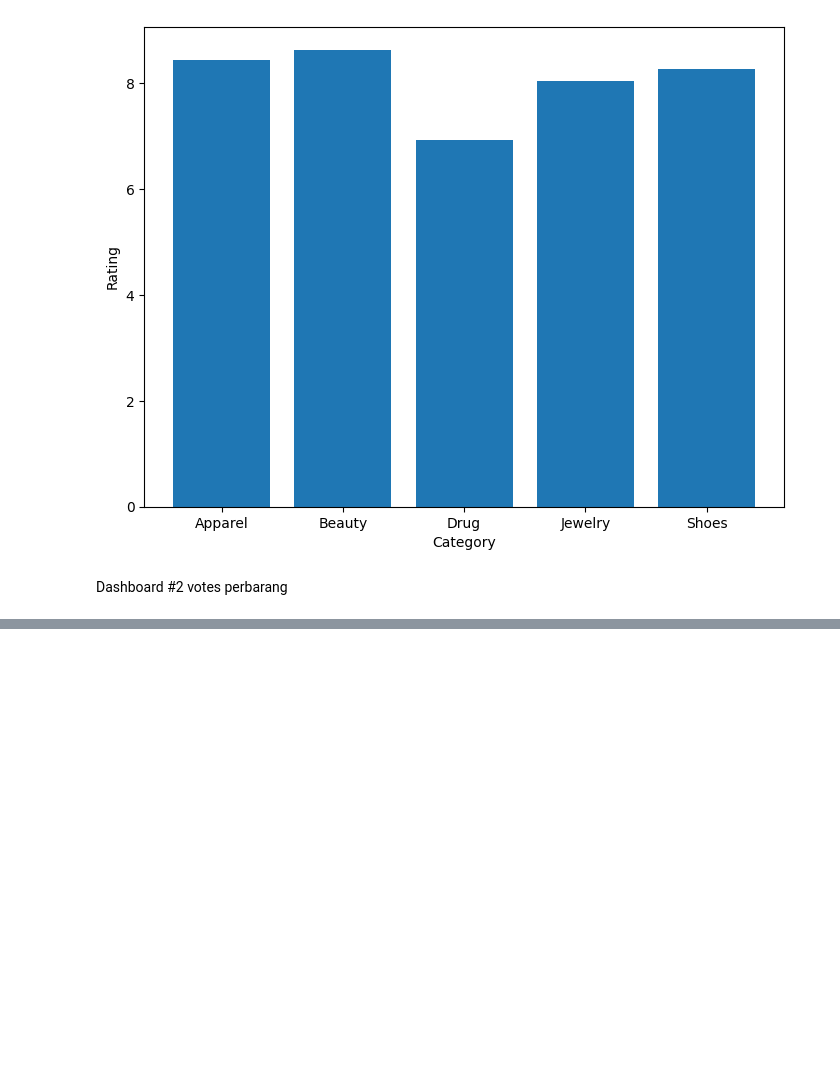
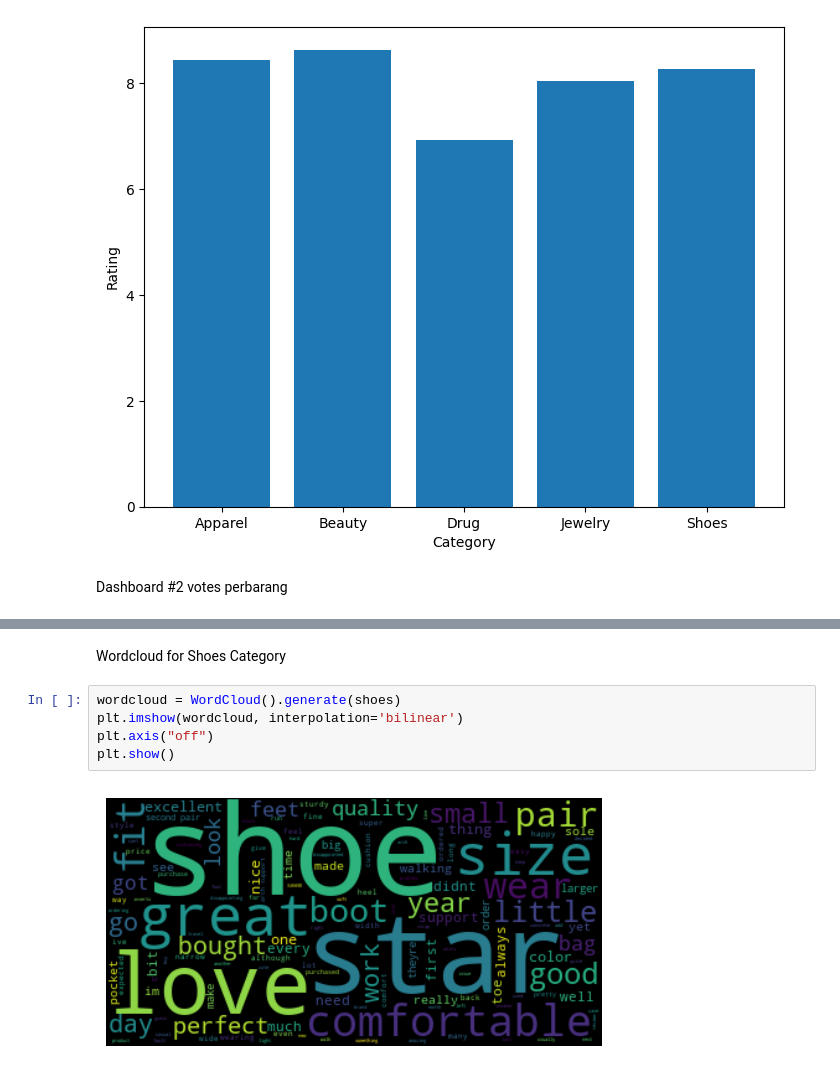
Before and after one commit to melikacandra/TubesBasdat, a Jupyter notebook: dashboard.ipynb, the cells around one changed output, grey strips where cells are left out. Saved outputs shown, nothing was run; the diff lists cells and outputs as text; blank space fills up the shorter version.

```diff
--- a/dashboard.ipynb
+++ b/dashboard.ipynb
@@ -67,0 +128,9 @@ vote_score_dahsboard
+# %% [markdown]
+Wordcloud for Shoes Category
+# %%
+wordcloud = WordCloud().generate(shoes)
+plt.imshow(wordcloud, interpolation='bilinear')
+plt.axis("off")
+plt.show()
+# %% [output]
+[figure, added]
```
Also changed, not shown: parts of 28 cells of this notebook, 1 other file.
